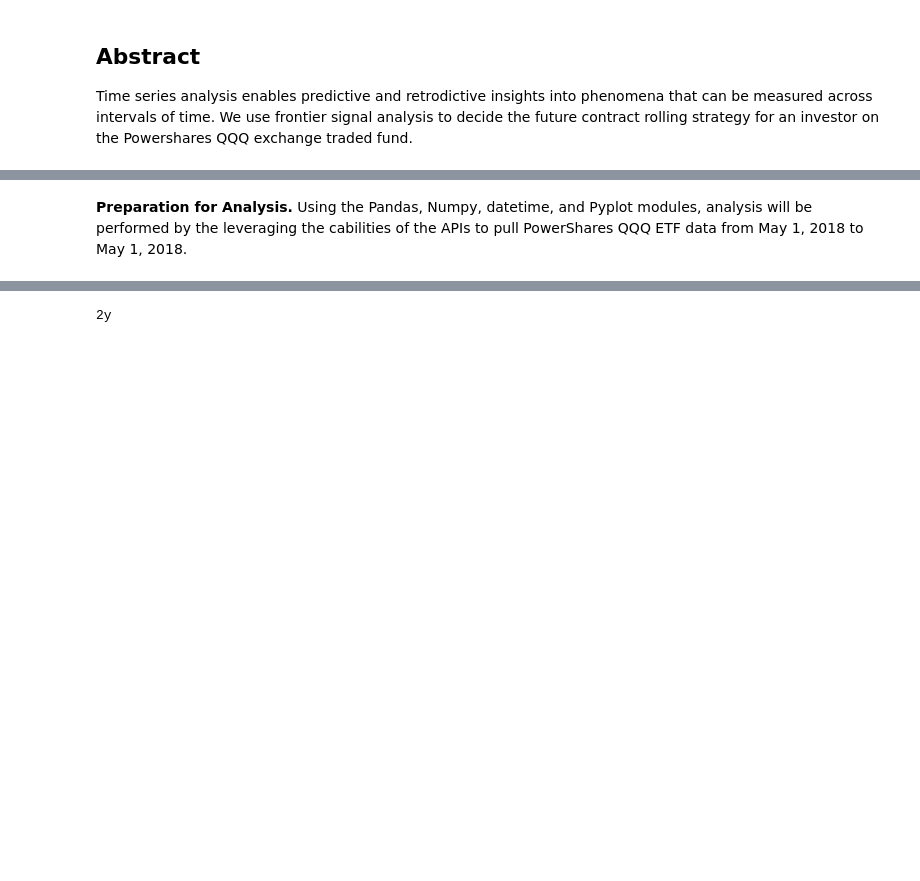
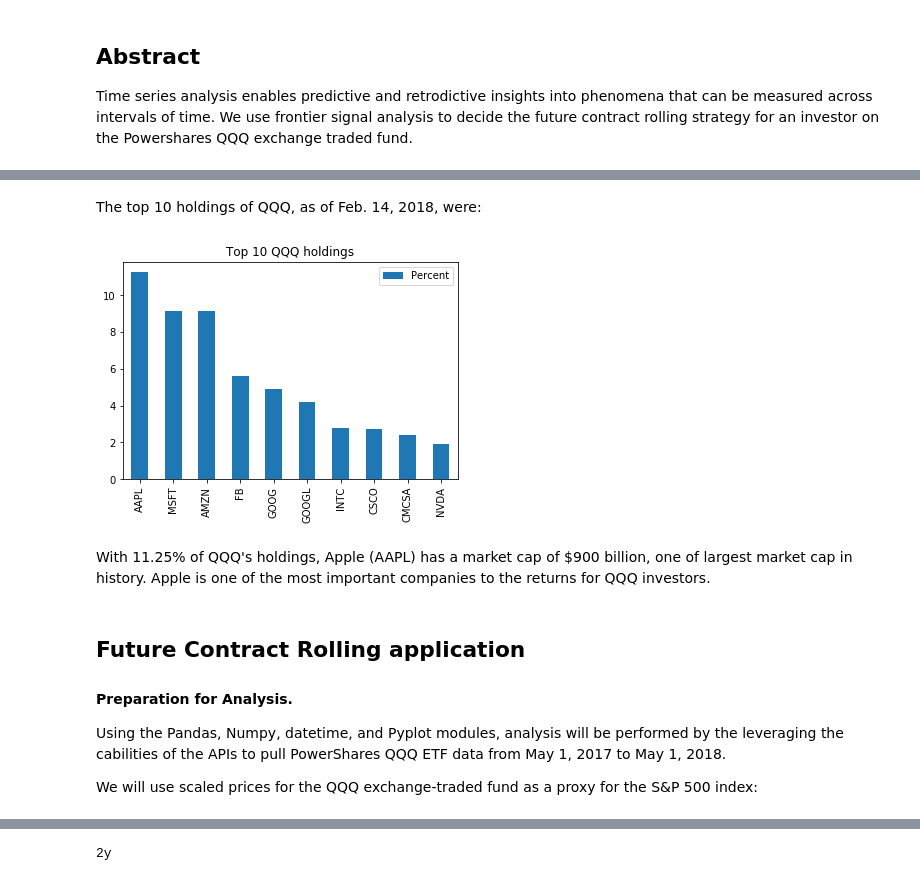
Before and after one commit to aasuncion/7333-Quant-World, a Jupyter notebook: Case4-Master-v4.ipynb, the cells around one changed output, grey strips where cells are left out. Saved outputs shown, nothing was run; the diff lists cells and outputs as text; code cells hidden in the pictures; blank space fills up the shorter version.

```diff
--- a/Case4-Master-v4.ipynb
+++ b/Case4-Master-v4.ipynb
@@ -76,2 +81,20 @@ Apple with 11.25%, has a market cap of $900 billions, one of largest market cap
+# %% [markdown]
+The top 10 holdings of QQQ, as of Feb. 14, 2018, were:
+# %%
+idx = ["AAPL","MSFT","AMZN","FB","GOOG","GOOGL","INTC","CSCO","CMCSA","NVDA"]
+d = np.array([11.25,9.17,9.15,5.6,4.89,4.19,2.78,2.72,2.41,1.92])
+pd.DataFrame(data=d, index=idx, columns=["Percent"]).plot(kind = "bar", title="Top 10 QQQ holdings"); pass
+# %% [output]
+[figure, added]
+# %% [markdown]
+With 11.25% of QQQ's holdings, Apple (AAPL) has a market cap of $900 billion, one of largest market cap in history.
+Apple is one of the most important companies to the returns for QQQ investors.
 # %% [markdown]
-__Preparation for Analysis.__ Using the Pandas, Numpy, datetime, and Pyplot modules, analysis will be performed by the leveraging the cabilities of the APIs to pull PowerShares QQQ ETF data from May 1, 2018 to May 1, 2018.
+## Future Contract Rolling application
+#### Preparation for Analysis.
+<p>
+Using the Pandas, Numpy, datetime, and Pyplot modules, analysis will be performed by the leveraging the cabilities of the APIs to pull PowerShares QQQ ETF data from May 1, 2017 to May 1, 2018.
+</p>
+<p>
+We will use scaled prices for the QQQ exchange-traded fund as a proxy for the S&P 500 index:
+</p>
```
Also changed, not shown: parts of 14 cells of this notebook.
